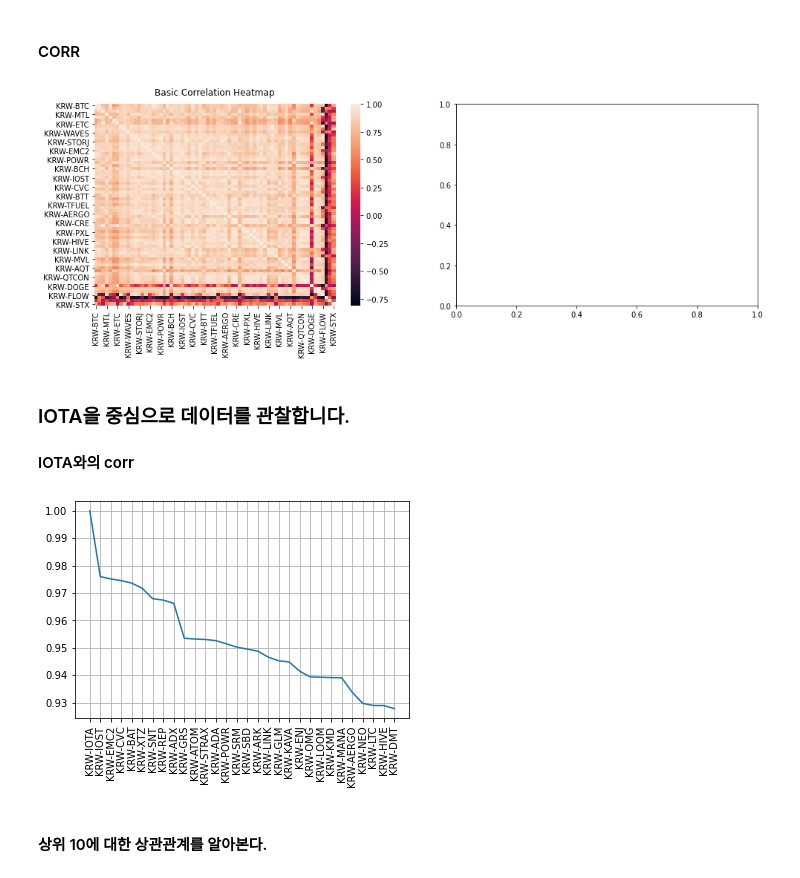
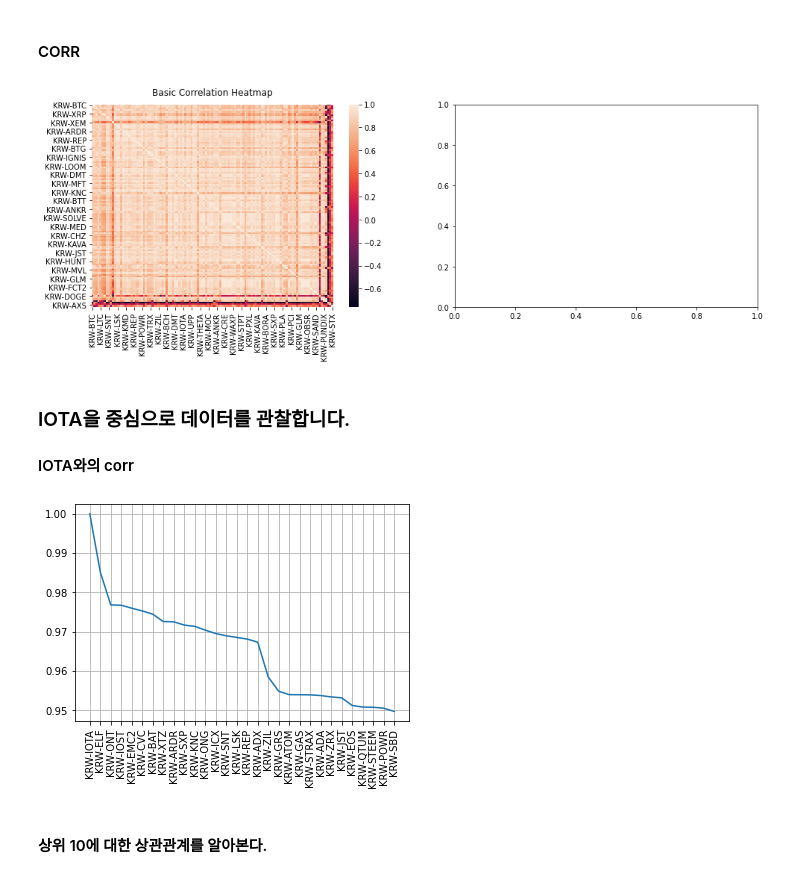
Before and after one commit to deokjoo/upbit, a Jupyter notebook: upbit01.ipynb, the cells around one changed output. Saved outputs shown, nothing was run; the diff lists cells and outputs as text; code cells hidden in the pictures.

```diff
--- a/upbit01.ipynb
+++ b/upbit01.ipynb
@@ -17,6 +17,7 @@ import time
 import numpy as np
 import seaborn as sns
 import matplotlib.pyplot as plt
+from time import sleep
 
 #
 # coin_list = ["KRW-BTC", "KRW-ETH", "KRW-IOTA"]
@@ -25,9 +26,11 @@ tickers = pyupbit.get_tickers(fiat="KRW")
 
 df = {}
 for coin in tickers:
-    print(coin)
     data = pyupbit.get_ohlcv(coin)
     if data is not None:
         df[coin] = data["close"]
+    else:
+        print(coin)
+    sleep(0.1)
 
 df = pd.DataFrame(df)
@@ -64,17 +50,21 @@ plt.show()
 # %%
 fig, ax = plt.subplots(nrows = 1, ncols = 2, figsize=(16, 5))
 
 #  기본 그래프 [Basic Correlation Heatmap]
 sns.heatmap(df.corr(), ax=ax[0])
 ax[0].set_title('Basic Correlation Heatmap', pad = 12)
 
 # # 상관관계 수치 그래프 [Correlation Heatmap with Number]
 # sns.heatmap(df.corr(), vmin=-1, vmax=1, annot=True, ax=ax[1])
-# ax[1].set_title('Correlation Heatmap with Number', pad = 12)
+# ax[1].set_title('Correlation Heatmap with Number', pad = 12)df_price["%"] = (df_price["cur"] - df_price[df_price.columns[0]])*100/df_price[df_price.columns[0]]
+con = df_price[df_price.columns[0]] - df_price["cur"] < 0
+
+print(len(df_price), df_price.cur[con].count())
+df_price[con].tail(20)
 
 plt.show()
 # %% [output]
-[figure, old version]
+[figure, new version]
 # %% [markdown]
 ### IOTA을 중심으로 데이터를 관찰합니다.
 
@@ -83,14 +73,14 @@ plt.show()
 corr = df.corr()
 iota = corr["KRW-IOTA"]
 
-corr_top = iota.sort_values(ascending=False)IOTA을 중심으로 데이터를 관찰합니다.
+corr_top = iota.sort_values(ascending=False)
 plt.plot(corr_top.head(30))
 
 plt.grid()
 plt.xticks(rotation=90)
 plt.show()
 # %% [output]
-[figure, old version]
+[figure, new version]
 # %% [markdown]
 #### 상위 10에 대한 상관관계를 알아본다.
 # %%
```
Also changed, not shown: parts of 6 cells of this notebook, 2 other files.
